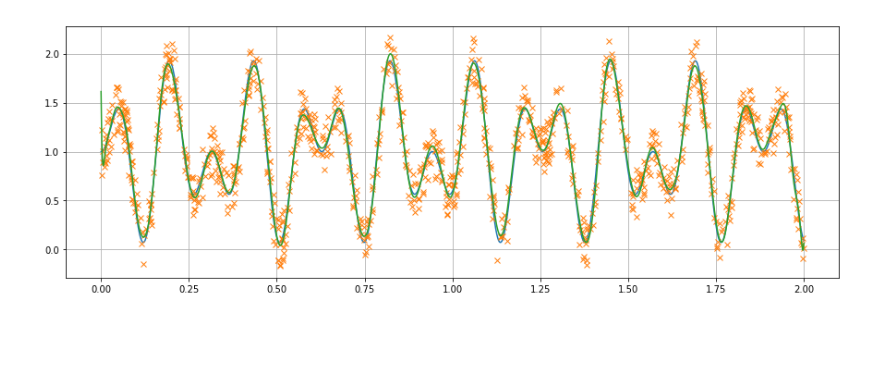
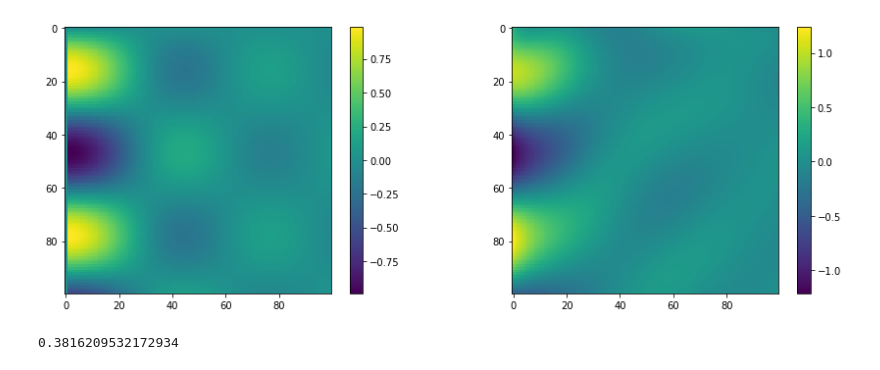
Before and after one commit to mathisgerdes/hep-monte-carlo, a Jupyter notebook: extreme_learning.ipynb, the cells around one changed output. Drawn from its saved outputs; the diff is of its cells as text; code cells hidden in the pictures; blank space fills up the shorter version.

Commit message:
Modify evaluation method.
Seperate individual call vs. multi-value calls.

```diff
--- a/extreme_learning.ipynb
+++ b/extreme_learning.ipynb
@@ -4,2 +27,33 @@ from monte_carlo.extreme_learning import *
+# %%
+basis = TrigBasis(2, (0, 10), (-1, 0))
+
+N = 10000
+node_count = 100
+fn = lambda xs, ys: np.sin(10 * xs)/(10 *xs+.001) * np.sin(10 * ys)
+xs = np.random.rand(N * 2).reshape(N, 2)*2
+values = fn(*xs.transpose())
+
+params, weights = basis.extreme_learning_train(xs, values, node_count)
+
+
+plt.figure(figsize=(15, 5))
+
+x = np.linspace(0, 1, 100)
+y = np.linspace(0, 1, 100)
+mgrid = np.meshgrid(x, y)
+
+plt.subplot(121)
+values = np.random.random((100, 100))
+plt.imshow(fn(*mgrid))
+plt.colorbar()
+plt.subplot(122)
+plt.imshow(basis.eval_all(params, weights, *mgrid))
+plt.colorbar()
+
+plt.show()
+# %% [output]
+[figure, added]
 # %%
-basis = TrigBasis(1, (0, 100), (-1, 0))
+basis.eval(params, weights, [0, 0])
+# %% [output]
+0.3816209532172934
@@ -13,13 +59,0 @@ params, weights = basis.extreme_learning_train(xs, values, node_count)
-# %%
-plt.figure(figsize=(15, 5))
-
-x = np.linspace(0, 1, 1000) * 2
-plt.plot(x, fn(x))
-plt.plot(xs, values, 'x')
-plt.plot(x, basis.eval(x.reshape(1000,1), params, weights))
-# plt.plot(-params[0], [-1.5]*node_count, '+')
-plt.grid()
-
-plt.show()
-# %% [output]
-[figure, removed]
```
Also changed, not shown: parts of 2 cells of this notebook, 1 other file.
